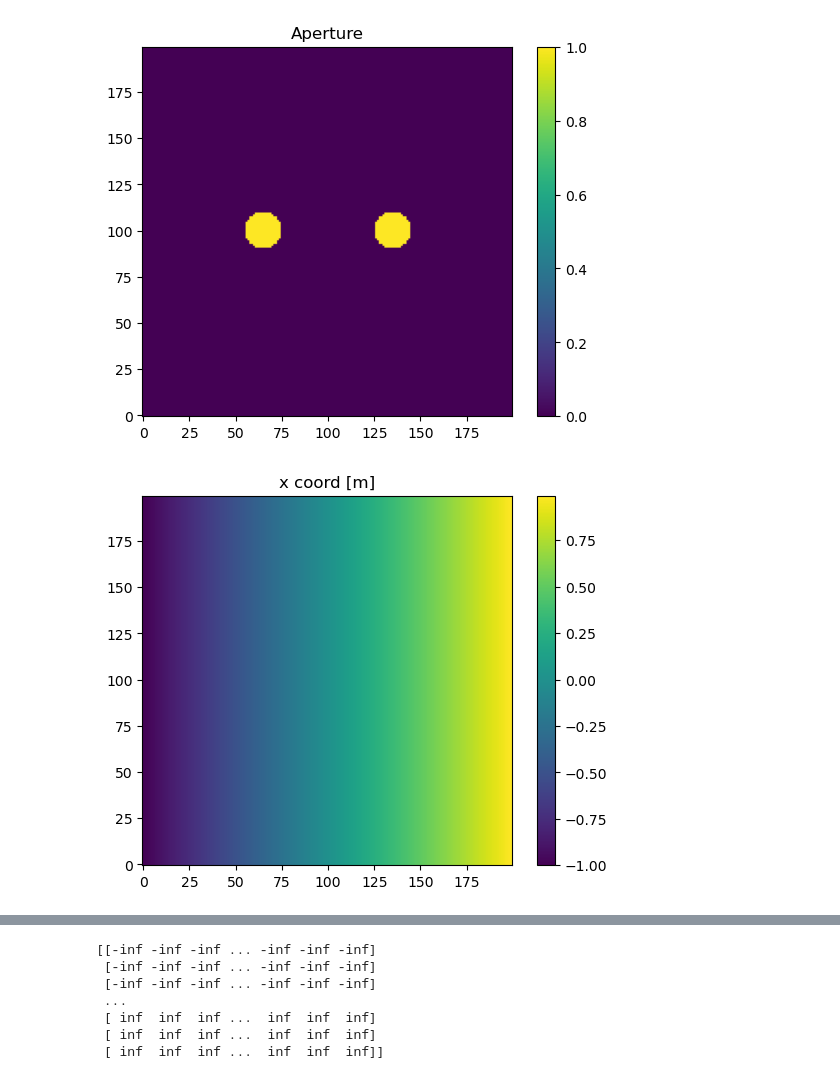
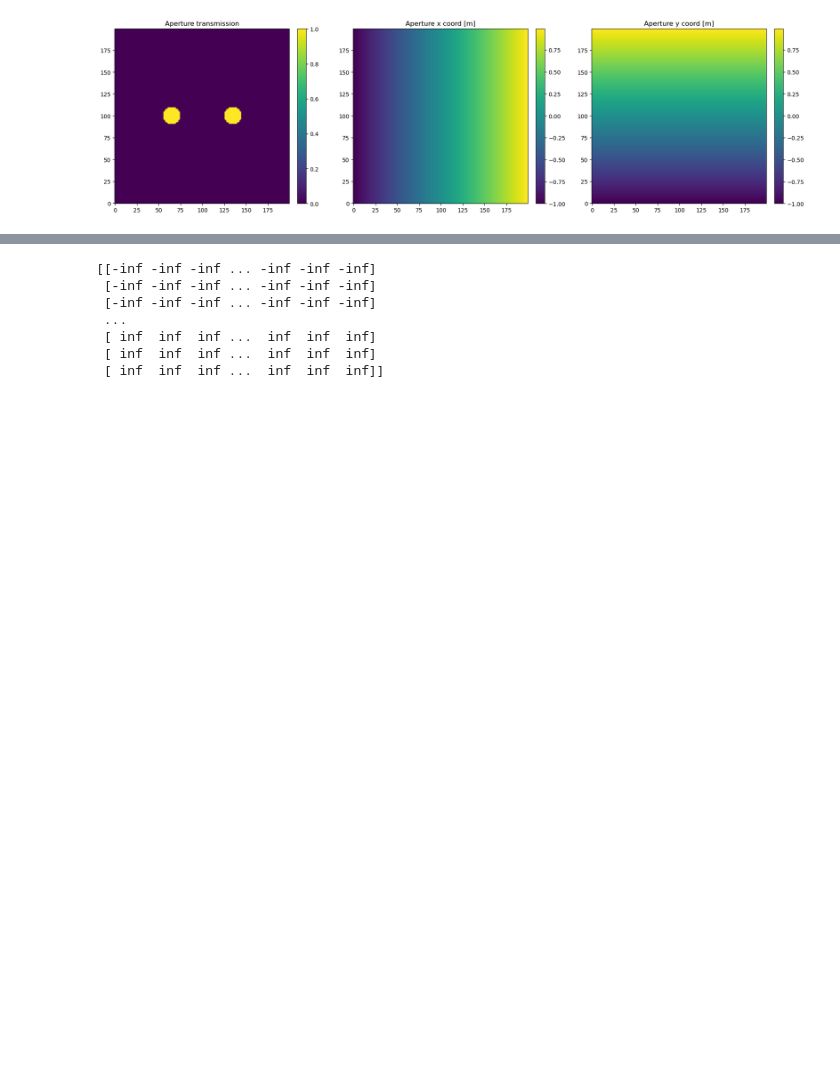
Before and after one commit to mwanakijiji/life_detectors, a Jupyter notebook: notebooks/dev_transmission_screens.ipynb, the cells around one changed output, grey strips where cells are left out. Drawn from its saved outputs; the diff is of its cells as text; code cells hidden in the pictures; blank space fills up the shorter version.

```diff
--- a/notebooks/dev_transmission_screens.ipynb
+++ b/notebooks/dev_transmission_screens.ipynb
@@ -36,20 +38,21 @@ aperture_cube[0] = aperture
 aperture_cube[1] = x_m
 aperture_cube[2] = y_m
 # %%
-plt.imshow(aperture_cube[0], origin='lower')
-plt.title('Aperture')
-plt.colorbar()
+fig, axes = plt.subplots(1, 3, figsize=(18, 5))
+
+im0 = axes[0].imshow(aperture_cube[0], origin='lower')
+axes[0].set_title('Aperture transmission')
+plt.colorbar(im0, ax=axes[0], fraction=0.046, pad=0.04)
+
+im1 = axes[1].imshow(aperture_cube[1], origin='lower')
+axes[1].set_title('Aperture x coord [m]')
+plt.colorbar(im1, ax=axes[1], fraction=0.046, pad=0.04)
+
+im2 = axes[2].imshow(aperture_cube[2], origin='lower')
+axes[2].set_title('Aperture y coord [m]')
+plt.colorbar(im2, ax=axes[2], fraction=0.046, pad=0.04)
+
+plt.tight_layout()
 plt.show()
-
-plt.imshow(aperture_cube[1], origin='lower')
-plt.title('x coord [m]')
-plt.colorbar()
-plt.show()
-
-plt.imshow(aperture_cube[2], origin='lower')
-plt.title('y coord [m]')
-plt.colorbar()
-plt.show()
 # %% [output]
-[figure, old version]
+[figure, new version]
-[figure, removed]
```
Also changed, not shown: parts of 22 cells of this notebook.
